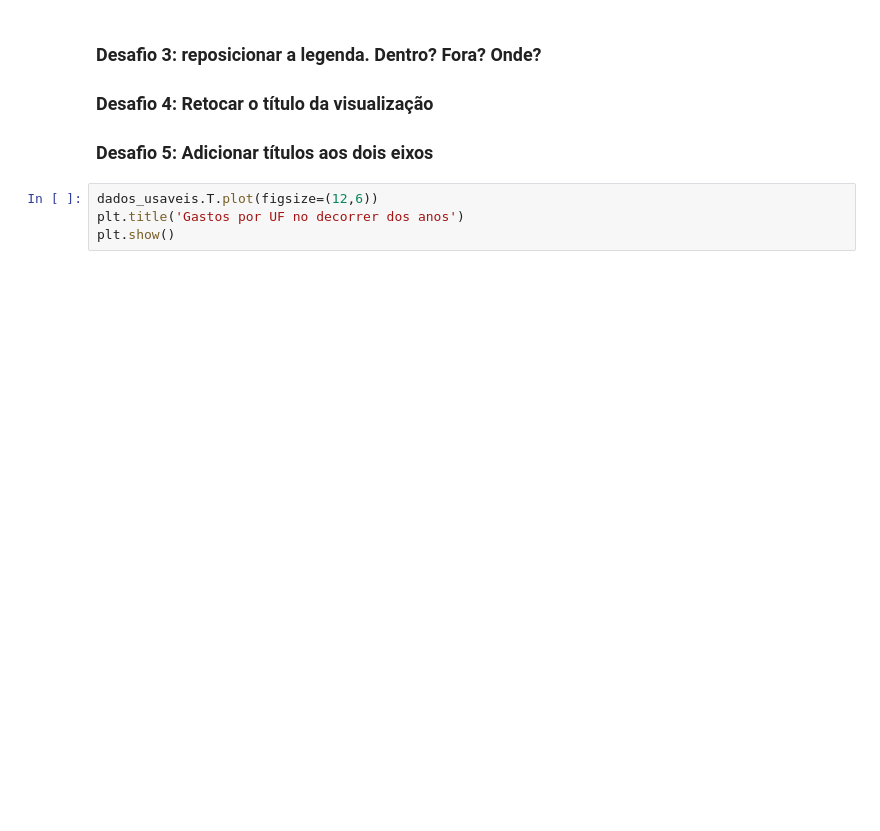
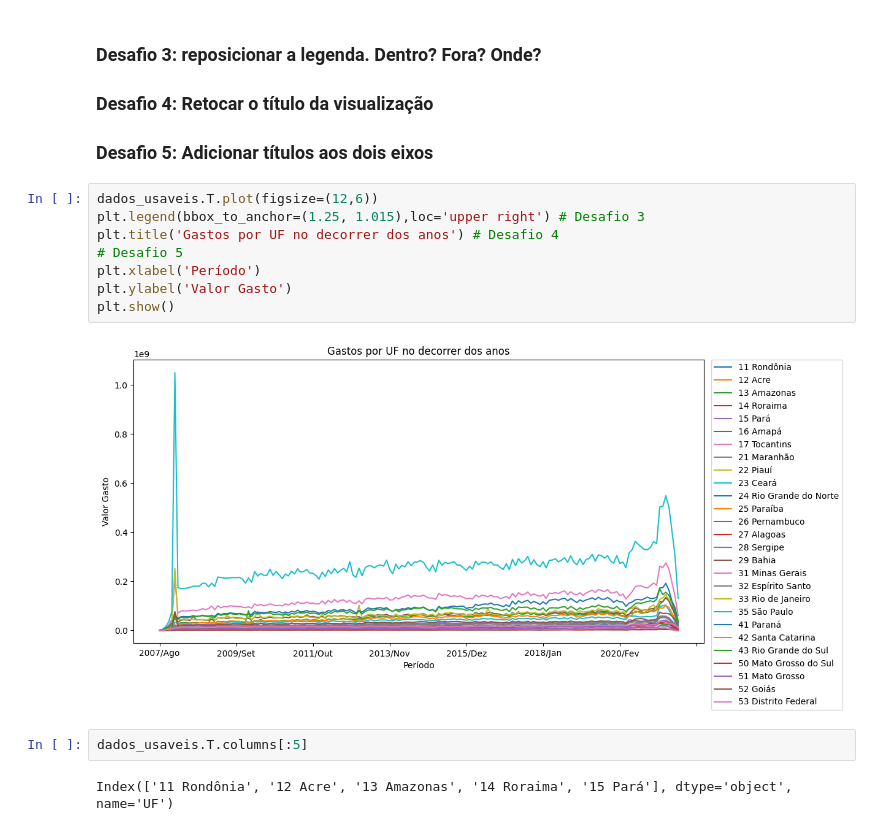
Before and after one commit to Lem0nes/POS-ALURA, a Jupyter notebook: A1-analise-exploracao-dados/main-1.ipynb, the cells around one changed output. Drawn from its saved outputs; the diff is of its cells as text; blank space fills up the shorter version.

```diff
--- a/A1-analise-exploracao-dados/main-1.ipynb
+++ b/A1-analise-exploracao-dados/main-1.ipynb
@@ -102,5 +167,15 @@ plt.show()
 ### Desafio 5: Adicionar títulos aos dois eixos
 # %%
 dados_usaveis.T.plot(figsize=(12,6))
-plt.title('Gastos por UF no decorrer dos anos')
+plt.legend(bbox_to_anchor=(1.25, 1.015),loc='upper right') # Desafio 3
+plt.title('Gastos por UF no decorrer dos anos') # Desafio 4
+# Desafio 5
+plt.xlabel('Período')
+plt.ylabel('Valor Gasto')
 plt.show()
+# %% [output]
+[figure, added]
+# %%
+dados_usaveis.T.columns[:5]
+# %% [output]
+Index(['11 Rondônia', '12 Acre', '13 Amazonas', '14 Roraima', '15 Pará'], dtype='object', name='UF')
```
Also changed, not shown: parts of 23 cells of this notebook, 3 other files.
